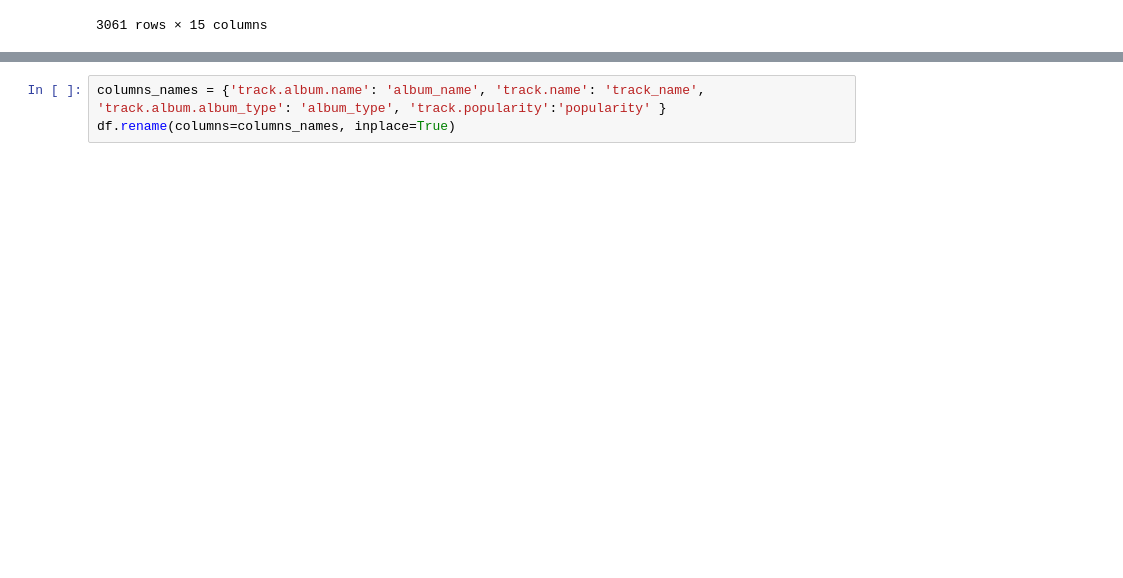
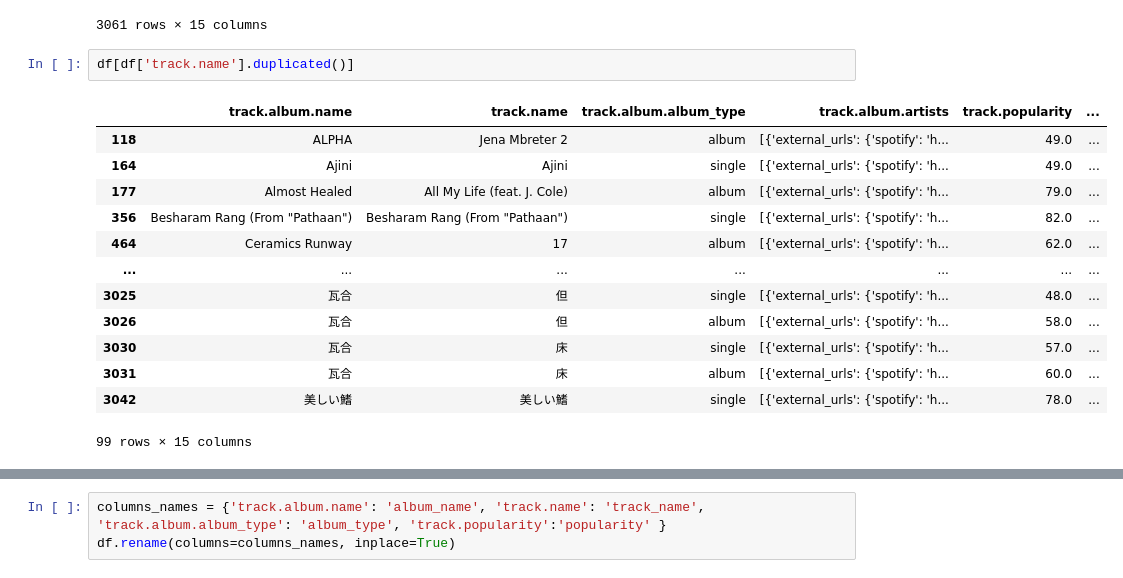
Before and after one commit to abedasalsabil/spotify, a Jupyter notebook: cleaning /proj 4_May.ipynb, the cells around one changed output, grey strips where cells are left out. Drawn from its saved outputs; the diff is of its cells as text; blank space fills up the shorter version.

```diff
--- a/cleaning /proj 4_May.ipynb
+++ b/cleaning /proj 4_May.ipynb
@@ -41,3 +45,19 @@ df
 | 3059 | 青春のエキサイトメント | 愛を伝えたいだとか | album | [{'external_urls': {'spotify': 'h... | 69.0 | ... |
 | 3060 | 風雨不改 (電影《阿媽有咗第二個》主題曲) | 風雨不改 (電影《阿媽有咗第二個》主題曲) | single | [{'external_urls': {'spotify': 'h... | 70.0 | ... |
 3061 rows × 15 columns
+# %%
+df[df['track.name'].duplicated()]
+# %% [output]
+|  | track.album.name | track.name | track.album.album_type | track.album.artists | track.popularity | ... |
+| 118 | ALPHA | Jena Mbreter 2 | album | [{'external_urls': {'spotify': 'h... | 49.0 | ... |
+| 164 | Ajini | Ajini | single | [{'external_urls': {'spotify': 'h... | 49.0 | ... |
+| 177 | Almost Healed | All My Life (feat. J. Cole) | album | [{'external_urls': {'spotify': 'h... | 79.0 | ... |
+| 356 | Besharam Rang (From "Pathaan") | Besharam Rang (From "Pathaan") | single | [{'external_urls': {'spotify': 'h... | 82.0 | ... |
+| 464 | Ceramics Runway | 17 | album | [{'external_urls': {'spotify': 'h... | 62.0 | ... |
+| ... | ... | ... | ... | ... | ... | ... |
+| 3025 | 瓦合 | 但 | single | [{'external_urls': {'spotify': 'h... | 48.0 | ... |
+| 3026 | 瓦合 | 但 | album | [{'external_urls': {'spotify': 'h... | 58.0 | ... |
+| 3030 | 瓦合 | 床 | single | [{'external_urls': {'spotify': 'h... | 57.0 | ... |
+| 3031 | 瓦合 | 床 | album | [{'external_urls': {'spotify': 'h... | 60.0 | ... |
+| 3042 | 美しい鰭 | 美しい鰭 | single | [{'external_urls': {'spotify': 'h... | 78.0 | ... |
+99 rows × 15 columns
```
Also changed, not shown: parts of 13 cells of this notebook, 1 other file.
